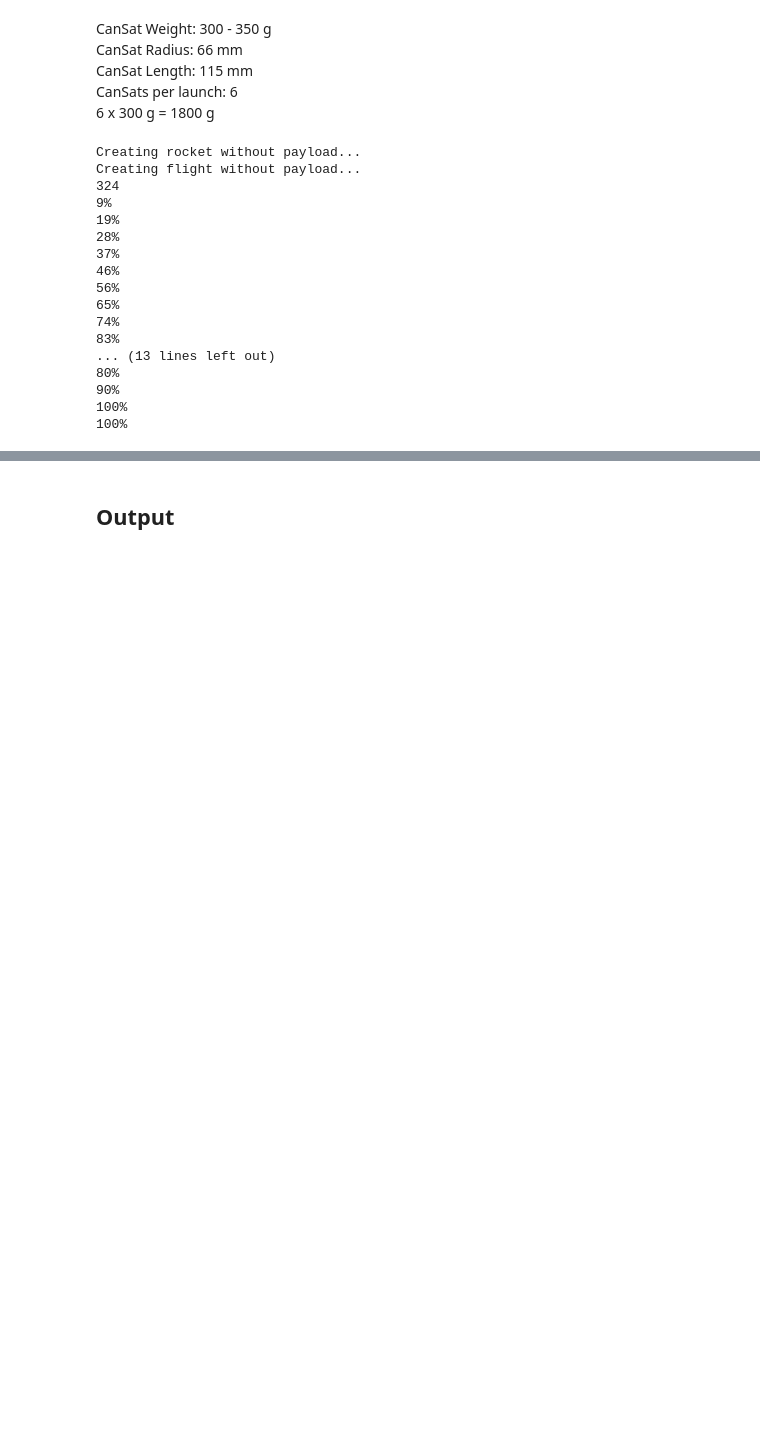
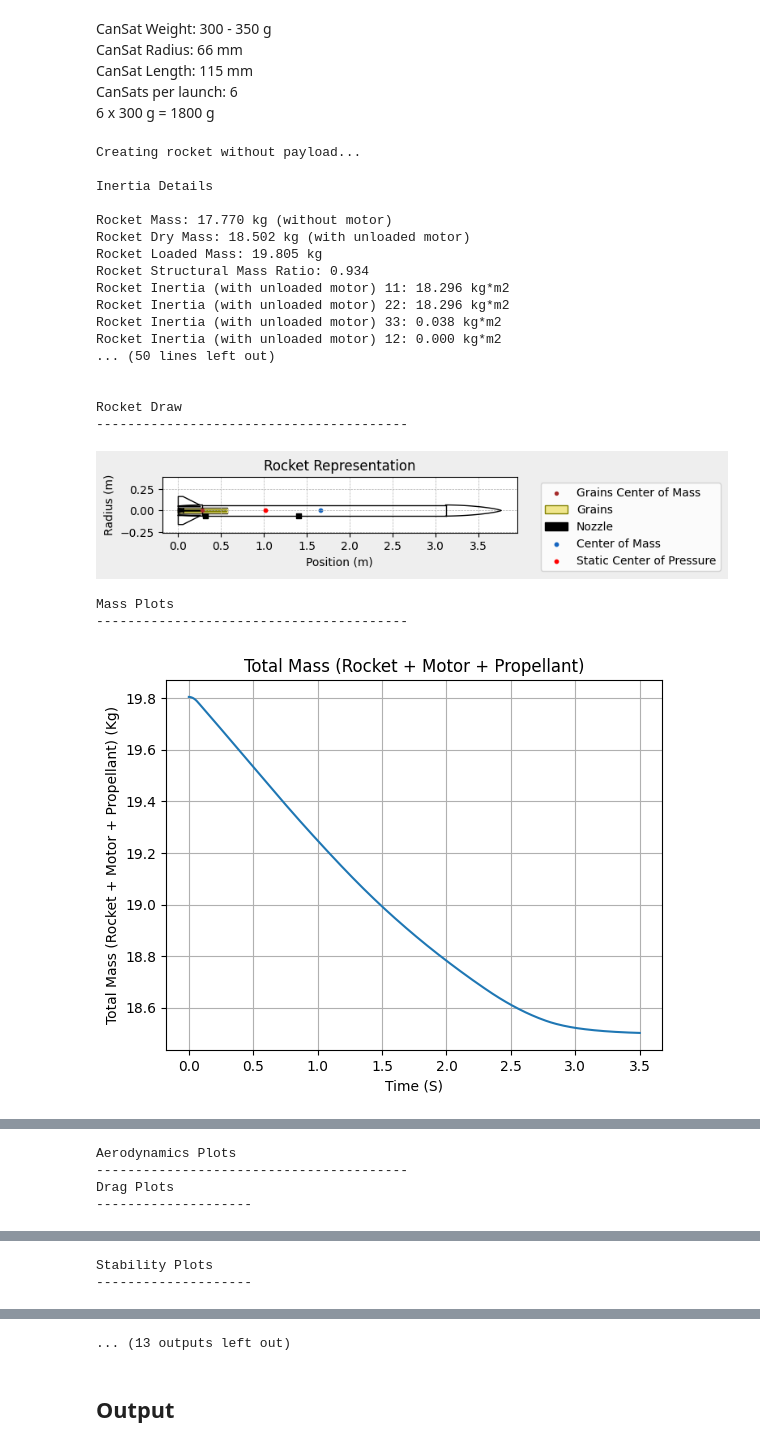
Before and after one commit to SpaceTeam/Lamarr_Flight_Simulation_RocketPy, a Jupyter notebook: simulation.ipynb, the cells around one changed output, grey strips where cells are left out. Drawn from its saved outputs; the diff is of its cells as text; code cells hidden in the pictures; blank space fills up the shorter version.

```diff
--- a/simulation.ipynb
+++ b/simulation.ipynb
@@ -158,26 +198,31 @@ CanSat Length: 115 mm \
 CanSats per launch: 6 \
 6 x 300 g = 1800 g
 # %%
-if project == "CANSAT":
+if project == "CANSAT" or project == "ALBATROSS":
     constants, variables = dp.create_rocket_without_payload(constants, variables)
     constants, variables = dp.create_flight_without_payload(constants, variables)
+if project == "CANSAT":
     constants, variables = dp.create_payload(constants, variables)
     constants, variables = dp.create_payload_flight(constants, variables)
 # %% [output]
 Creating rocket without payload...
-Creating flight without payload...
-324
-9%
-19%
-28%
-37%
-46%
-56%
-65%
-74%
-83%
-... (13 lines left out)
-80%
-90%
-100%
-100%
+
+Inertia Details
+
+Rocket Mass: 17.770 kg (without motor)
+Rocket Dry Mass: 18.502 kg (with unloaded motor)
+Rocket Loaded Mass: 19.805 kg
+Rocket Structural Mass Ratio: 0.934
+Rocket Inertia (with unloaded motor) 11: 18.296 kg*m2
+Rocket Inertia (with unloaded motor) 22: 18.296 kg*m2
+Rocket Inertia (with unloaded motor) 33: 0.038 kg*m2
+Rocket Inertia (with unloaded motor) 12: 0.000 kg*m2
+... (50 lines left out)
+
+
+Rocket Draw
+----------------------------------------
+[figure, added]
+Mass Plots
+----------------------------------------
+[figure, added]
@@ -183,0 +230,4 @@ Creating flight without payload...
+Aerodynamics Plots
+----------------------------------------
+Drag Plots
+--------------------
@@ -183,0 +235,2 @@ Creating flight without payload...
+Stability Plots
+--------------------
@@ -184,3 +242,4 @@ Creating flight without payload...
+... (13 outputs left out)
 # %% [markdown]
 ## Output
 # %%
```
Also changed, not shown: parts of 11 cells of this notebook, 20 other files.
